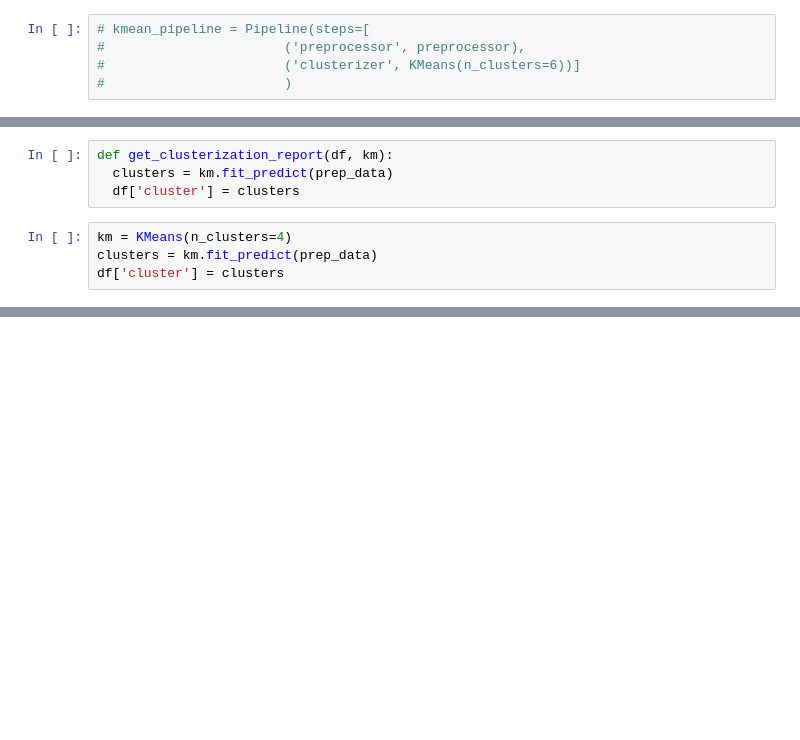
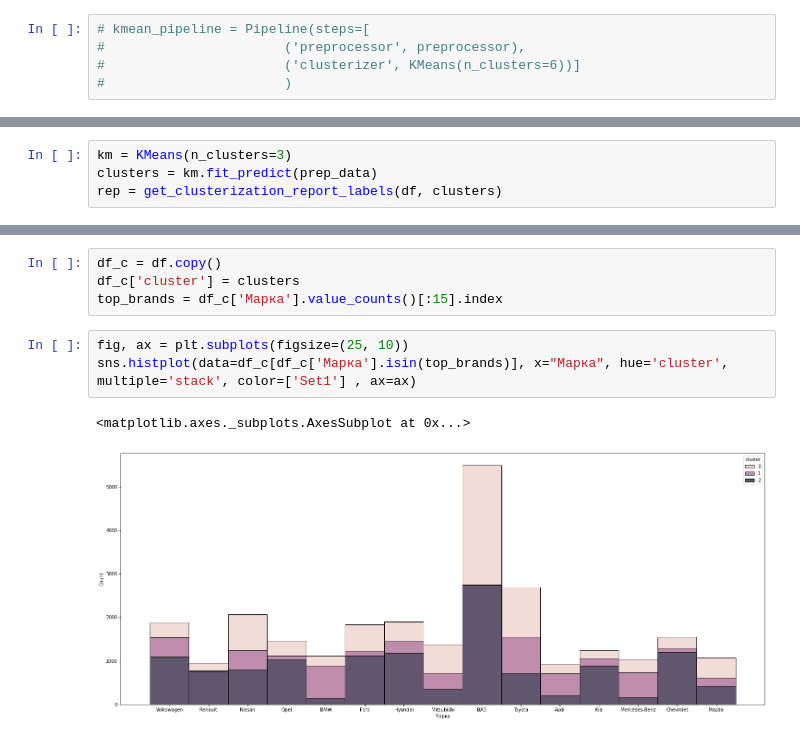
Before and after one commit to babyraggge/ml-algorithms, a Jupyter notebook: 02_kmean.ipynb, the cells around one changed output, grey strips where cells are left out. Cells and saved outputs as stored; diff of their text form; blank space fills up the shorter version.

```diff
--- a/02_kmean.ipynb
+++ b/02_kmean.ipynb
@@ -182,8 +266,4 @@ drawSSEPlot(prep_data, 10)
 # %%
-def get_clusterization_report(df, km):
-  clusters = km.fit_predict(prep_data)
-  df['cluster'] = clusters
+km = KMeans(n_clusters=3)
+clusters = km.fit_predict(prep_data)
+rep = get_clusterization_report_labels(df, clusters)
-# %%
-km = KMeans(n_clusters=4)
-clusters = km.fit_predict(prep_data)
-df['cluster'] = clusters
@@ -242,0 +282,10 @@ res
+# %%
+df_c = df.copy()
+df_c['cluster'] = clusters
+top_brands = df_c['Марка'].value_counts()[:15].index
+# %%
+fig, ax = plt.subplots(figsize=(25, 10))
+sns.histplot(data=df_c[df_c['Марка'].isin(top_brands)], x="Марка", hue='cluster', multiple='stack', color=['Set1'] , ax=ax)
+# %% [output]
+<matplotlib.axes._subplots.AxesSubplot at 0x...>
+[figure, added]
```
Also changed, not shown: parts of 19 cells of this notebook.
